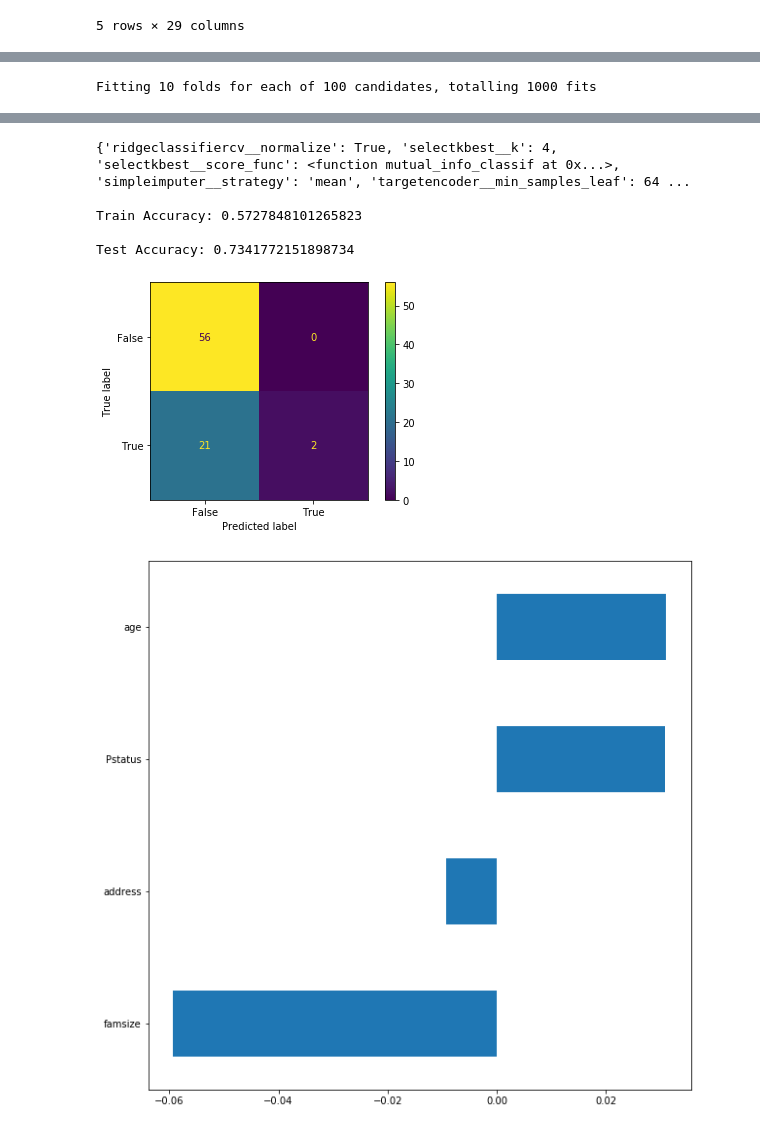
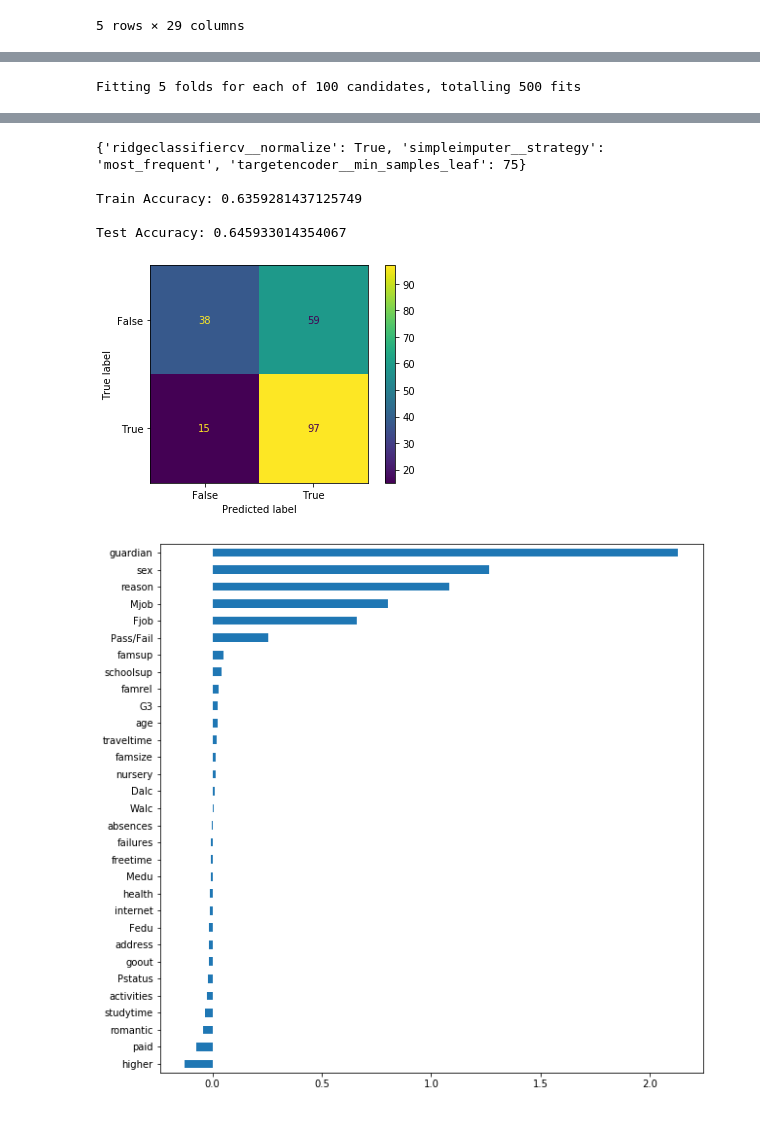
Before and after one commit to bloominstituteoftechnology/DS-Unit-2-Applied-Modeling, a Jupyter notebook: module1-define-ml-problems/LS_DS_231_assignment.ipynb, the cells around one changed output, grey strips where cells are left out. Saved outputs shown, nothing was run; the diff lists cells and outputs as text; code cells hidden in the pictures.

```diff
--- a/module1-define-ml-problems/LS_DS_231_assignment.ipynb
+++ b/module1-define-ml-problems/LS_DS_231_assignment.ipynb
@@ -70,3 +72,5 @@ df = pd.read_csv('/Users/austie/Downloads/student/student-mat.csv', sep=';')
+# %%
+df = df.append(df1, ignore_index=True)
 # %%
 df.head()
 # %% [output]
@@ -85,17 +89,17 @@ for col in ['schoolsup', 'famsup', 'paid', 'activities',
             'nursery', 'higher', 'internet', 'romantic']:
   df[col] = df[col].map({'yes':1, 'no':0})
 
-for col in ['G1', 'G2']:
+for col in ['G1', 'G2', 'G3']:
   df[col] = df[col].replace({0: np.NaN})
 
-dfmean = df[['G1', 'G2']]
+dfmean = df[['G1', 'G2', 'G3']]
 dfmean['Mean'] = dfmean.mean(axis=1)
 df['Mean'] = dfmean['Mean']
 df['Pass/Fail'] = df['G3']>=10
 
 df['Improved'] = (df['G3']-df['Mean'])>0
 
-df = df.drop(columns=['school', 'sex'])
+df = df.drop(columns=['school'])
 
 training, test = train_test_split(df, train_size=0.80, test_size=0.20, random_state=33)
 train, val = train_test_split(training, train_size=0.80, test_size=0.20, random_state=33)
@@ -123,6 +132,6 @@ df.head()
 # %%
 target = 'Improved'
-features = train.drop(columns=[target, 'G1', 'G2', 'G3', 'Pass/Fail']).columns
+features = train.drop(columns=[target, 'G1', 'G2', 'Mean']).columns
 X_train = train[features]
 y_train = train[target]
 X_val = val[features]
@@ -189,7 +198,7 @@ search = RandomizedSearchCV(
     pipe,
     param_distributions=param_distributions,
     n_iter=100,
-    cv=10,
+    cv=5,
     scoring='accuracy',
     verbose=10,
     return_train_score=True,
@@ -242,16 +251,12 @@ Test Accuracy: 0.7341772151898734
 pipe = make_pipeline(
     TargetEncoder(),
     SimpleImputer(),
-    SelectKBest(),
-    StandardScaler(),
     RidgeClassifierCV()
 )
 
 param_distributions = {
     'targetencoder__min_samples_leaf': randint(1,100),
     'simpleimputer__strategy': ['mean', 'median', 'most_frequent'],
-    'selectkbest__score_func': [mutual_info_classif, f_classif],
-    'selectkbest__k': randint(1, len(X_train.columns)+1),
     'ridgeclassifiercv__normalize': [True, False]
 }
 
@@ -259,7 +264,7 @@ search = RandomizedSearchCV(
     pipe,
     param_distributions=param_distributions,
     n_iter=100,
-    cv=10,
+    cv=5,
     scoring='accuracy',
     verbose=10,
     return_train_score=True,
@@ -279,9 +284,9 @@ plot_confusion_matrix(estimator=pipe, X=X_test, y_true=y_test)
 
 encoder = pipe.named_steps['targetencoder']
 encoded_columns = encoder.transform(X_training).columns
-importances = pd.Series(pipe.named_steps.ridgeclassifiercv.coef_[0][0:pipe.named_steps.selectkbest.k], encoded_columns[0:pipe.named_steps.selectkbest.k])
+importances = pd.Series(pipe.named_steps.ridgeclassifiercv.coef_[0][:], encoded_columns)
 plt.figure(figsize=(10,10))
 importances.sort_values().plot.barh();
 # %% [output]
-Fitting 10 folds for each of 100 candidates, totalling 1000 fits
+Fitting 5 folds for each of 100 candidates, totalling 500 fits
 [Parallel(n_jobs=-2)]: Using backend LokyBackend with 7 concurrent workers.
@@ -304,7 +312,7 @@ Fitting 10 folds for each of 100 candidates, totalling 1000 fits
-{'ridgeclassifiercv__normalize': True, 'selectkbest__k': 4, 'selectkbest__score_func': <function mutual_info_classif at 0x...>, 'simpleimputer__strategy': 'mean', 'targetencoder__min_samples_leaf': 64 ...
+{'ridgeclassifiercv__normalize': True, 'simpleimputer__strategy': 'most_frequent', 'targetencoder__min_samples_leaf': 75}
 
-Train Accuracy: 0.5727848101265823
+Train Accuracy: 0.6359281437125749
 
-Test Accuracy: 0.7341772151898734
+Test Accuracy: 0.645933014354067
-[figure, old version]
+[figure, new version]
-[figure, old version]
+[figure, new version]
```
Also changed, not shown: parts of 8 cells of this notebook.
